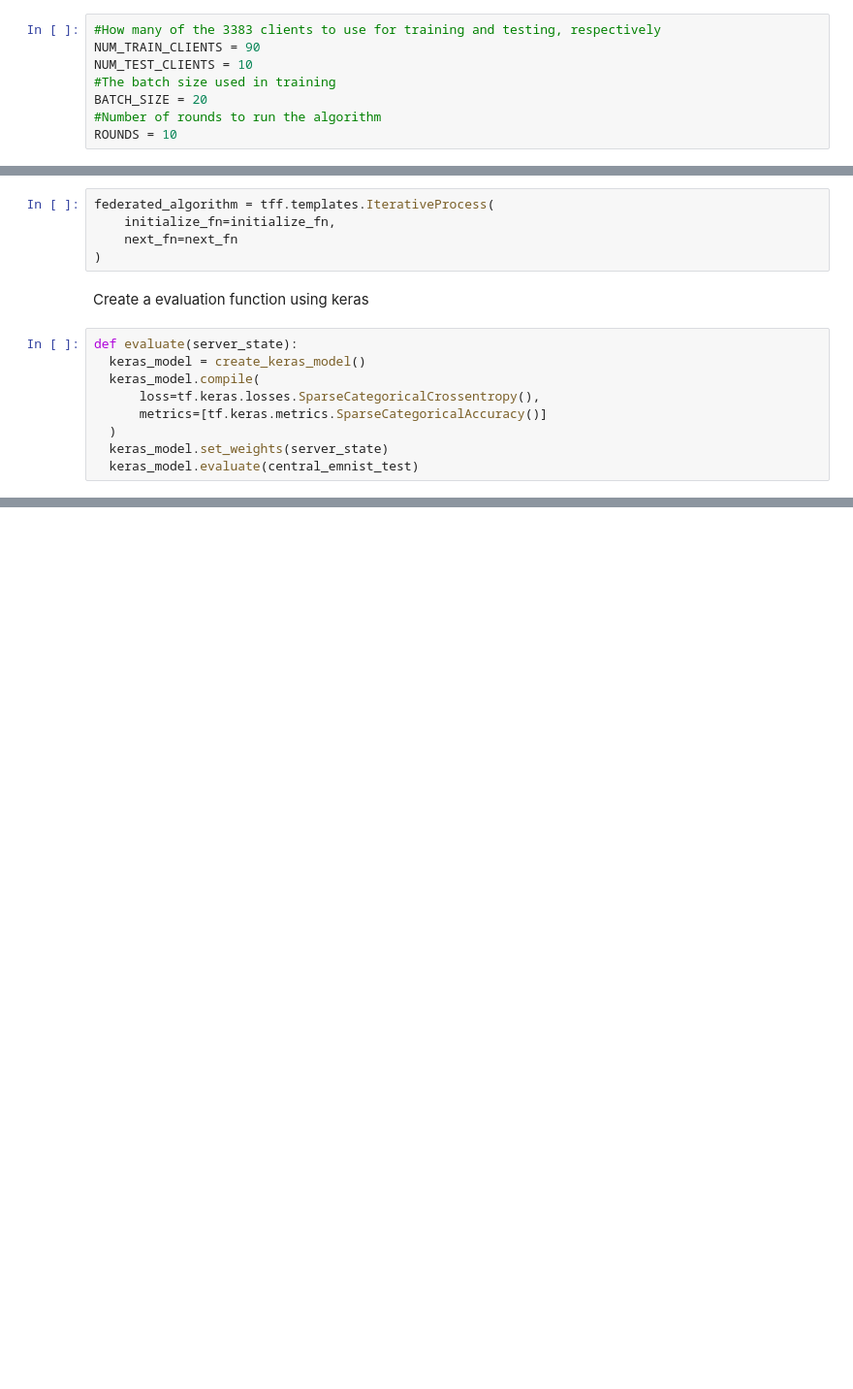
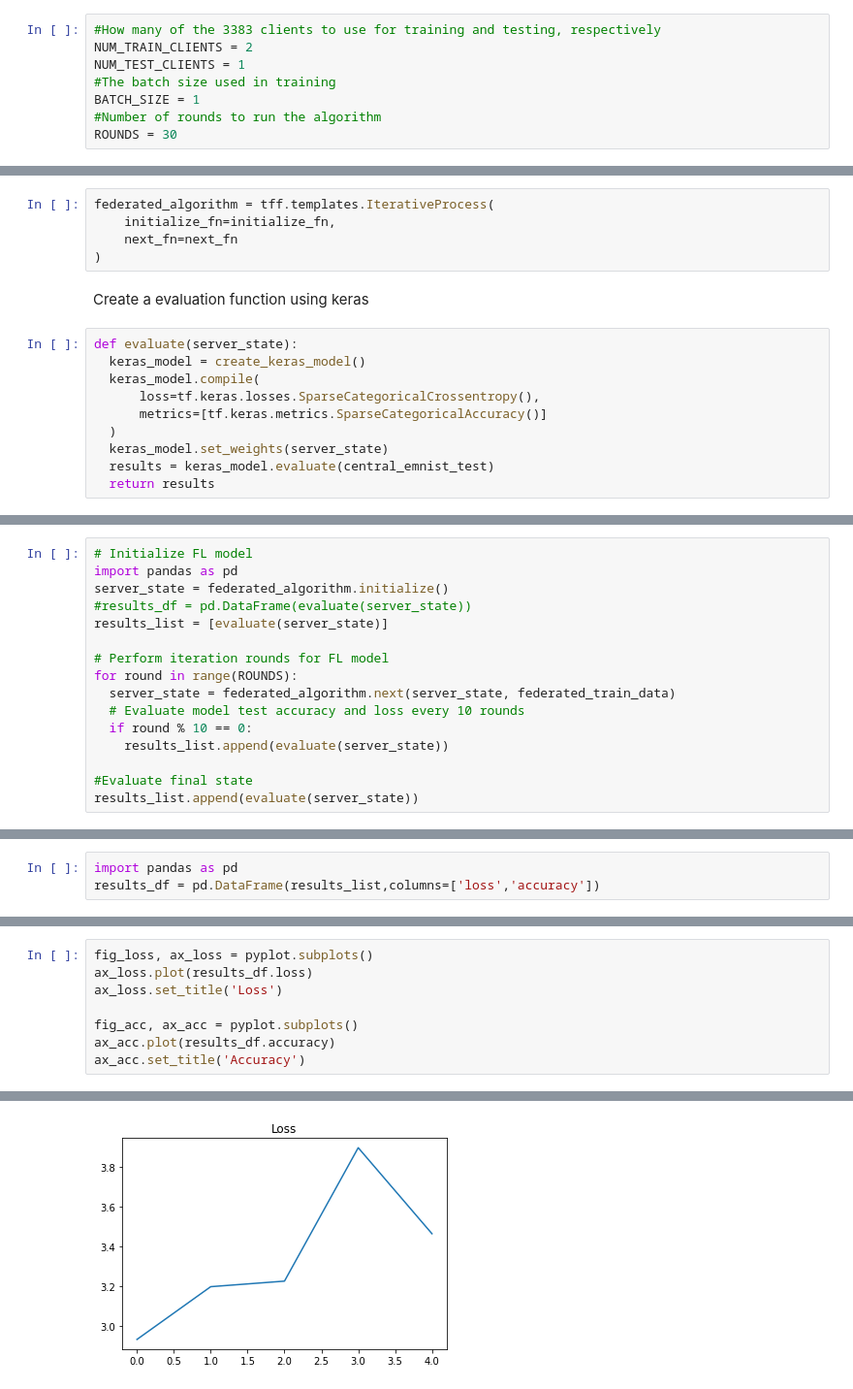
Before and after one commit to TobiasAspegardh/TNK103---Federated-Learning, a Jupyter notebook: TFF_project.ipynb, the cells around one changed output, grey strips where cells are left out. Shown at 97% size. Cells and saved outputs as stored; diff of their text form; blank space fills up the shorter version.

Commit message:
Added: Resulting list/df and graphs

```diff
--- a/TFF_project.ipynb
+++ b/TFF_project.ipynb
@@ -52,12 +49,12 @@ emnist_dataset, dummy = tff.simulation.datasets.emnist.load_data()
 ### 2. Process the data
 # %%
 #How many of the 3383 clients to use for training and testing, respectively
-NUM_TRAIN_CLIENTS = 90
-NUM_TEST_CLIENTS = 10
+NUM_TRAIN_CLIENTS = 2
+NUM_TEST_CLIENTS = 1
 #The batch size used in training
-BATCH_SIZE = 20
+BATCH_SIZE = 1
 #Number of rounds to run the algorithm
-ROUNDS = 10
+ROUNDS = 30
 # %% [markdown]
 Flatten batches of data, and conver to a tuple (flattened_image_vector, label)
 # %%
@@ -253,4 +243,5 @@ def evaluate(server_state):
       metrics=[tf.keras.metrics.SparseCategoricalAccuracy()]
   )
   keras_model.set_weights(server_state)
-  keras_model.evaluate(central_emnist_test)
+  results = keras_model.evaluate(central_emnist_test)
+  return results
@@ -286,0 +248,16 @@ evaluate(server_state)
+# %%
+# Initialize FL model
+import pandas as pd
+server_state = federated_algorithm.initialize()
+#results_df = pd.DataFrame(evaluate(server_state))
+results_list = [evaluate(server_state)]
+
+# Perform iteration rounds for FL model
+for round in range(ROUNDS):
+  server_state = federated_algorithm.next(server_state, federated_train_data)
+  # Evaluate model test accuracy and loss every 10 rounds
+  if round % 10 == 0:
+    results_list.append(evaluate(server_state))
+
+#Evaluate final state
+results_list.append(evaluate(server_state))
@@ -286,0 +270,3 @@ evaluate(server_state)
+# %%
+import pandas as pd
+results_df = pd.DataFrame(results_list,columns=['loss','accuracy'])
@@ -286,0 +275,9 @@ evaluate(server_state)
+# %%
+fig_loss, ax_loss = pyplot.subplots()
+ax_loss.plot(results_df.loss)
+ax_loss.set_title('Loss')
+
+fig_acc, ax_acc = pyplot.subplots()
+ax_acc.plot(results_df.accuracy)
+ax_acc.set_title('Accuracy')
+# %% [output]
@@ -286,0 +285 @@ evaluate(server_state)
+[figure, added]
```
Also changed, not shown: parts of 8 cells of this notebook.
